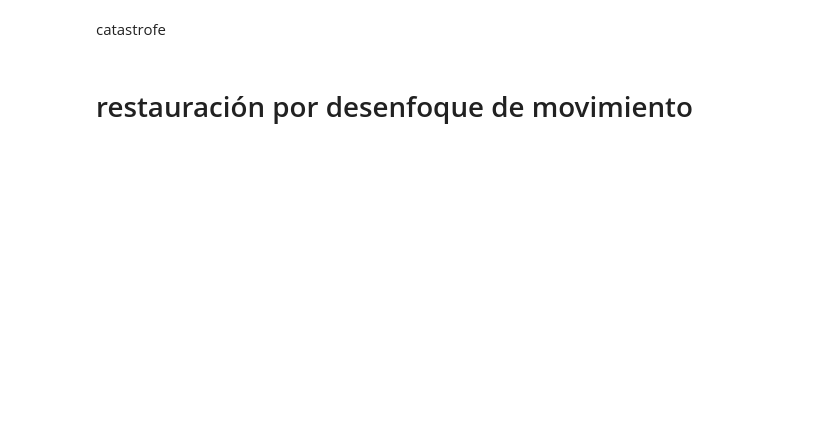
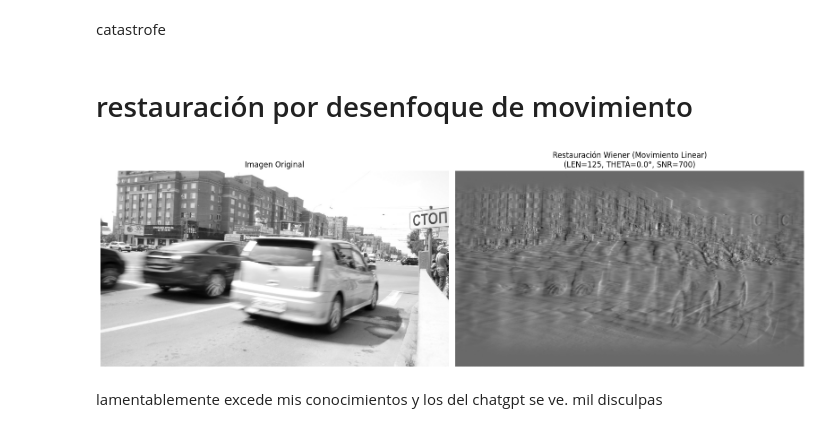
Before and after one commit to gggelme/procesamiento_de_imagenes, a Jupyter notebook: tp_6/ejercicio_6.ipynb, the cells around one changed output. Saved outputs shown, nothing was run; the diff lists cells and outputs as text; code cells hidden in the pictures; blank space fills up the shorter version.

```diff
--- a/tp_6/ejercicio_6.ipynb
+++ b/tp_6/ejercicio_6.ipynb
@@ -133,0 +196,62 @@ catastrofe
+# %%
+# =====================================================================
+# CONFIGURACIÓN CON TUS PARÁMETROS EXACTOS
+# =====================================================================
+RUTA_IMAGEN = 'movimiento.jfif'
+LEN = 125
+THETA = 0.0
+SNR = 700
+
+# =====================================================================
+# PIPELINE DE PROCESAMIENTO
+# =====================================================================
+
+# 1. Cargar imagen en escala de grises
+img_raw = cv2.imread(RUTA_IMAGEN, cv2.IMREAD_GRAYSCALE)
+
+if img_raw is None:
+    print(f"Error: No se pudo cargar la imagen '{RUTA_IMAGEN}'. Asegúrate de que esté en la misma carpeta.")
+else:
+    # 2. Forzar dimensiones pares (C++: cols & -2)
+    h_par, w_par = img_raw.shape[0] & -2, img_raw.shape[1] & -2
+    img_in = img_raw[0:h_par, 0:w_par]
+    img_in_float = np.float32(img_in)
+
+    # 3. Aplicar Edgetaper para limpiar bordes antes de la FFT
+    img_tapered = edgetaper(img_in_float)
+
+    # 4. Calcular la PSF de Movimiento (Línea horizontal por THETA=0)
+    h = calc_psf_motion(img_tapered.shape, LEN, THETA)
+
+    # 5. Calcular Filtro de Wiener
+    nsr = 1.0 / float(SNR)
+    Hw = calc_wnr_filter(h, nsr)
+
+    # 6. Filtrar en frecuencia y normalizar
+    img_out = filter_2d_freq(img_tapered, Hw)
+    img_out = cv2.normalize(img_out, None, 0, 255, cv2.NORM_MINMAX)
+    img_restaurada = np.uint8(img_out)
+
+    # =====================================================================
+    # VISUALIZACIÓN DE RESULTADOS
+    # =====================================================================
+    plt.figure(figsize=(16, 8))
+
+    # Imagen Original
+    plt.subplot(1, 2, 1)
+    plt.title("Imagen Original")
+    plt.imshow(img_in, cmap='gray')
+    plt.axis('off')
+
+    # Imagen Restaurada
+    plt.subplot(1, 2, 2)
+    plt.title(f"Restauración Wiener (Movimiento Linear)\n(LEN={LEN}, THETA={THETA}°, SNR={SNR})")
+    plt.imshow(img_restaurada, cmap='gray')
+    plt.axis('off')
+
+    plt.tight_layout()
+    plt.show()
+# %% [output]
+[figure, added]
+# %% [markdown]
+lamentablemente excede mis conocimientos y los del chatgpt se ve. mil disculpas
```
Also changed, not shown: parts of 2 cells of this notebook, 3 other files.
